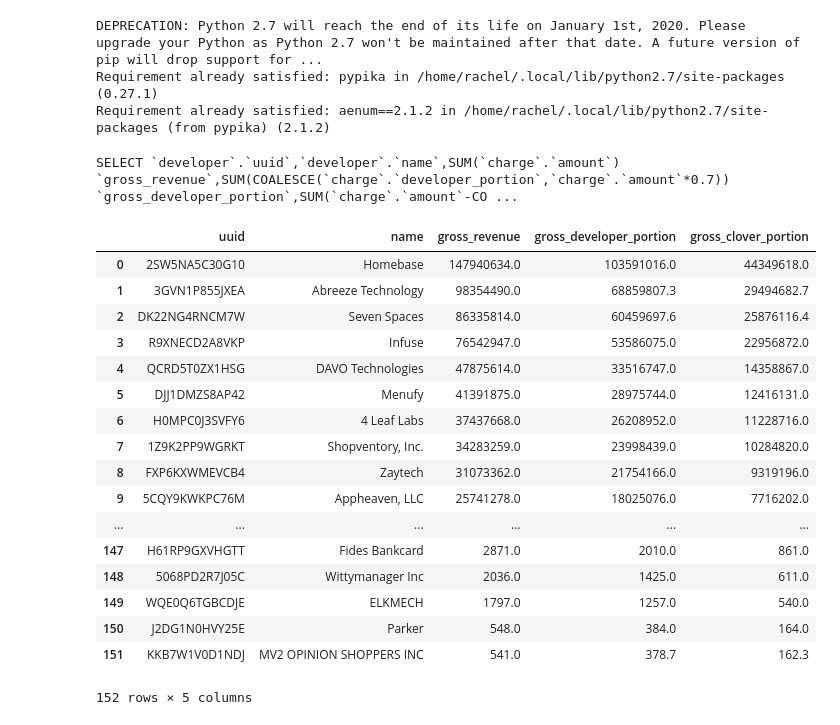
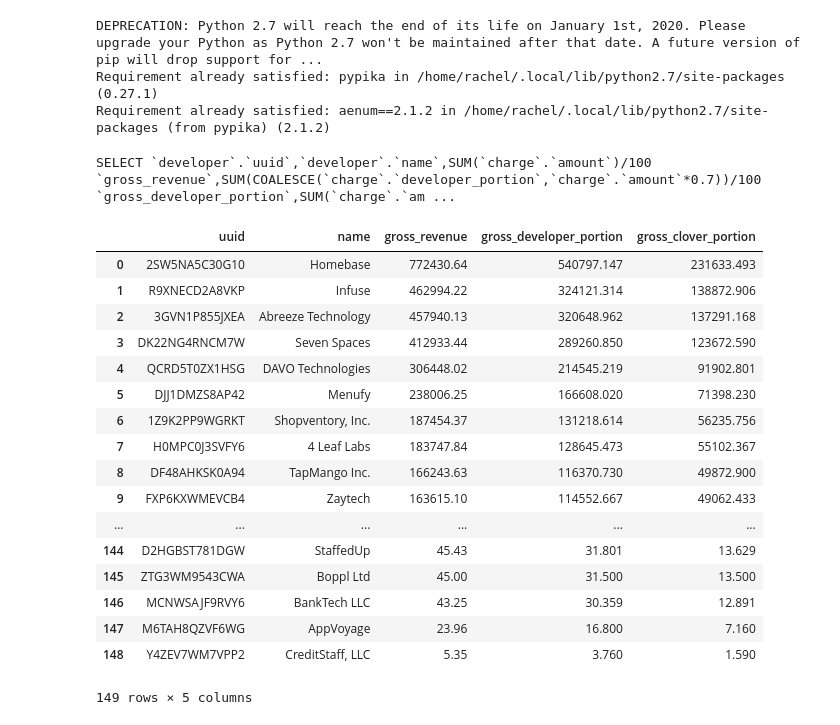
Before and after one commit to mtomko-clover/dashboard-move-test, a Jupyter notebook: notebooks/app_market_developer_rankings.ipynb, the cells around one changed output. Cells and saved outputs as stored; diff of their text form; code cells hidden in the pictures.

```diff
--- a/notebooks/app_market_developer_rankings.ipynb
+++ b/notebooks/app_market_developer_rankings.ipynb
@@ -10,13 +10,11 @@ DEPRECATION: Python 2.7 will reach the end of its life on January 1st, 2020. Ple
 Requirement already satisfied: pypika in /home/rachel/.local/lib/python2.7/site-packages (0.27.1)
 Requirement already satisfied: aenum==2.1.2 in /home/rachel/.local/lib/python2.7/site-packages (from pypika) (2.1.2)
 # %%
-from datetime import date
+import datetime
 from pypika import MySQLQuery, Table, Order, functions as fn
 
-start_date = date(2018, 1, 1)
-end_date = date(2019, 1, 1)
-
-db = Db("~/.clover/p801.cfg")
+start_date = datetime.date(2019, 1, 1)
+end_date = datetime.date(2020, 1, 1)
 
 charge = Table("charge")
 merchant_app_charge = Table("merchant_app_charge")
@@ -24,11 +22,11 @@ merchant_app = Table("merchant_app")
 developer_app = Table("developer_app")
 developer = Table("developer")
 
-gross_revenue = fn.Sum(charge.amount).as_("gross_revenue")
-gross_developer_portion = fn.Sum(fn.Coalesce(charge.developer_portion,
-                                             charge.amount * 0.7)).as_("gross_developer_portion")
-gross_clover_portion = fn.Sum(charge.amount - fn.Coalesce(charge.developer_portion,
-                                                          charge.amount * 0.7)).as_("gross_clover_portion")
+gross_revenue = (fn.Sum(charge.amount)/100).as_("gross_revenue")
+gross_developer_portion = (fn.Sum(fn.Coalesce(charge.developer_portion,
+                                             charge.amount * 0.7))/100).as_("gross_developer_portion")
+gross_clover_portion = (fn.Sum(charge.amount - fn.Coalesce(charge.developer_portion,
+                                                          charge.amount * 0.7))/100).as_("gross_clover_portion")
 
 q = MySQLQuery.from_(charge).join(
     merchant_app_charge
@@ -46,48 +44,49 @@ q = MySQLQuery.from_(charge).join(
     developer
 ).on(
     developer.id == developer_app.developer_id
 ).select(
     developer.uuid,
     developer.name,
     gross_revenue,
     gross_developer_portion,
     gross_clover_portion
 ).where(
     (developer.name != "Clover") &
     (developer.is_rev_share_flat_rate == 0)
 ).where(
     (charge.system_type == "INFOLEASE") &
     (charge.status.isin(["DISBURSED", "BILLED"])) &
     (charge.currency == "USD")
 ).where(
     charge.created_time[start_date:end_date]
 ).groupby(developer.id) \
 .orderby(gross_clover_portion, order=Order.desc)
 
 query = q.get_sql()
 print(query)
 
+db = Db("~/.clover/p801.cfg")
 df = pd.read_sql(query, con=db.conn)
 db.close()
 
 df
 # %% [output]
-SELECT `developer`.`uuid`,`developer`.`name`,SUM(`charge`.`amount`) `gross_revenue`,SUM(COALESCE(`charge`.`developer_portion`,`charge`.`amount`*0.7)) `gross_developer_portion`,SUM(`charge`.`amount`-CO ...
+SELECT `developer`.`uuid`,`developer`.`name`,SUM(`charge`.`amount`)/100 `gross_revenue`,SUM(COALESCE(`charge`.`developer_portion`,`charge`.`amount`*0.7))/100 `gross_developer_portion`,SUM(`charge`.`am ...
 |  | uuid | name | gross_revenue | gross_developer_portion | gross_clover_portion |
-| 0 | 2SW5NA5C30G10 | Homebase | 147940634.0 | 103591016.0 | 44349618.0 |
-| 1 | 3GVN1P855JXEA | Abreeze Technology | 98354490.0 | 68859807.3 | 29494682.7 |
-| 2 | DK22NG4RNCM7W | Seven Spaces | 86335814.0 | 60459697.6 | 25876116.4 |
-| 3 | R9XNECD2A8VKP | Infuse | 76542947.0 | 53586075.0 | 22956872.0 |
-| 4 | QCRD5T0ZX1HSG | DAVO Technologies | 47875614.0 | 33516747.0 | 14358867.0 |
-| 5 | DJJ1DMZS8AP42 | Menufy | 41391875.0 | 28975744.0 | 12416131.0 |
-| 6 | H0MPC0J3SVFY6 | 4 Leaf Labs | 37437668.0 | 26208952.0 | 11228716.0 |
-| 7 | 1Z9K2PP9WGRKT | Shopventory, Inc. | 34283259.0 | 23998439.0 | 10284820.0 |
-| 8 | FXP6KXWMEVCB4 | Zaytech | 31073362.0 | 21754166.0 | 9319196.0 |
-| 9 | 5CQY9KWKPC76M | Appheaven, LLC | 25741278.0 | 18025076.0 | 7716202.0 |
+| 0 | 2SW5NA5C30G10 | Homebase | 772430.64 | 540797.147 | 231633.493 |
+| 1 | R9XNECD2A8VKP | Infuse | 462994.22 | 324121.314 | 138872.906 |
+| 2 | 3GVN1P855JXEA | Abreeze Technology | 457940.13 | 320648.962 | 137291.168 |
+| 3 | DK22NG4RNCM7W | Seven Spaces | 412933.44 | 289260.850 | 123672.590 |
+| 4 | QCRD5T0ZX1HSG | DAVO Technologies | 306448.02 | 214545.219 | 91902.801 |
+| 5 | DJJ1DMZS8AP42 | Menufy | 238006.25 | 166608.020 | 71398.230 |
+| 6 | 1Z9K2PP9WGRKT | Shopventory, Inc. | 187454.37 | 131218.614 | 56235.756 |
+| 7 | H0MPC0J3SVFY6 | 4 Leaf Labs | 183747.84 | 128645.473 | 55102.367 |
+| 8 | DF48AHKSK0A94 | TapMango Inc. | 166243.63 | 116370.730 | 49872.900 |
+| 9 | FXP6KXWMEVCB4 | Zaytech | 163615.10 | 114552.667 | 49062.433 |
 | ... | ... | ... | ... | ... | ... |
-| 147 | H61RP9GXVHGTT | Fides Bankcard | 2871.0 | 2010.0 | 861.0 |
-| 148 | 5068PD2R7J05C | Wittymanager Inc | 2036.0 | 1425.0 | 611.0 |
-| 149 | WQE0Q6TGBCDJE | ELKMECH | 1797.0 | 1257.0 | 540.0 |
-| 150 | J2DG1N0HVY25E | Parker | 548.0 | 384.0 | 164.0 |
-| 151 | KKB7W1V0D1NDJ | MV2 OPINION SHOPPERS INC | 541.0 | 378.7 | 162.3 |
+| 144 | D2HGBST781DGW | StaffedUp | 45.43 | 31.801 | 13.629 |
+| 145 | ZTG3WM9543CWA | Boppl Ltd | 45.00 | 31.500 | 13.500 |
+| 146 | MCNWSAJF9RVY6 | BankTech LLC | 43.25 | 30.359 | 12.891 |
+| 147 | M6TAH8QZVF6WG | AppVoyage | 23.96 | 16.800 | 7.160 |
+| 148 | Y4ZEV7WM7VPP2 | CreditStaff, LLC | 5.35 | 3.760 | 1.590 |
-152 rows × 5 columns
+149 rows × 5 columns
```
Also changed, not shown: parts of 2 cells of this notebook.
